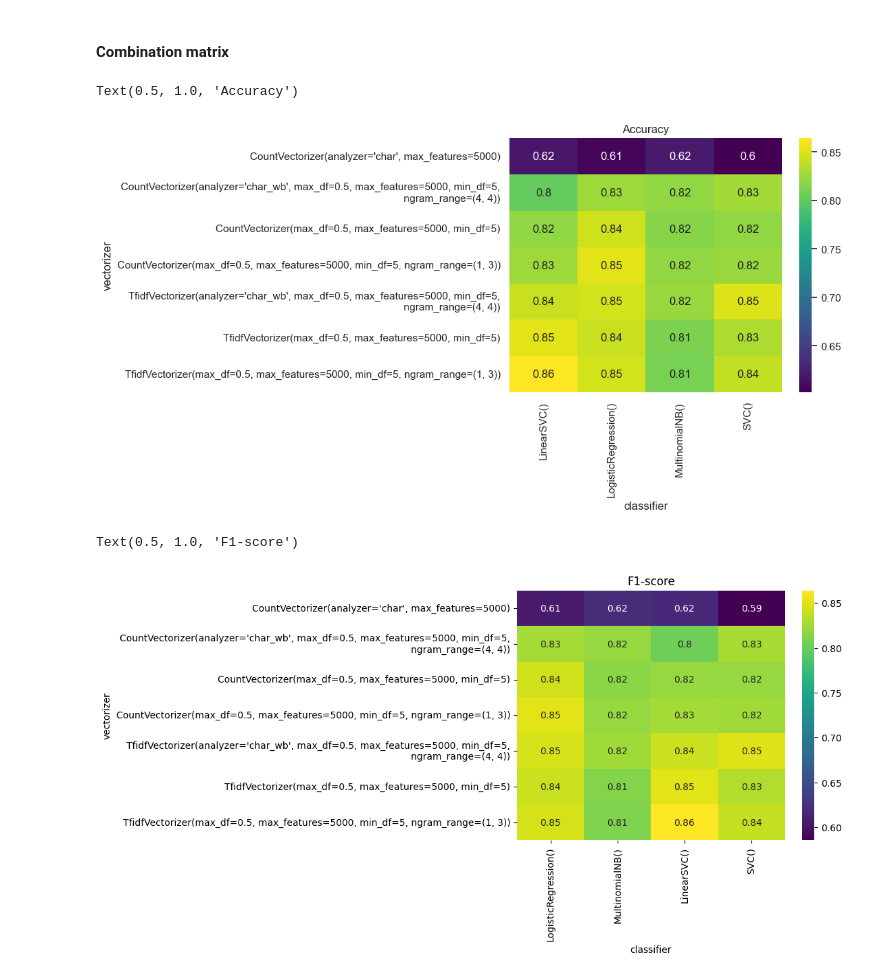
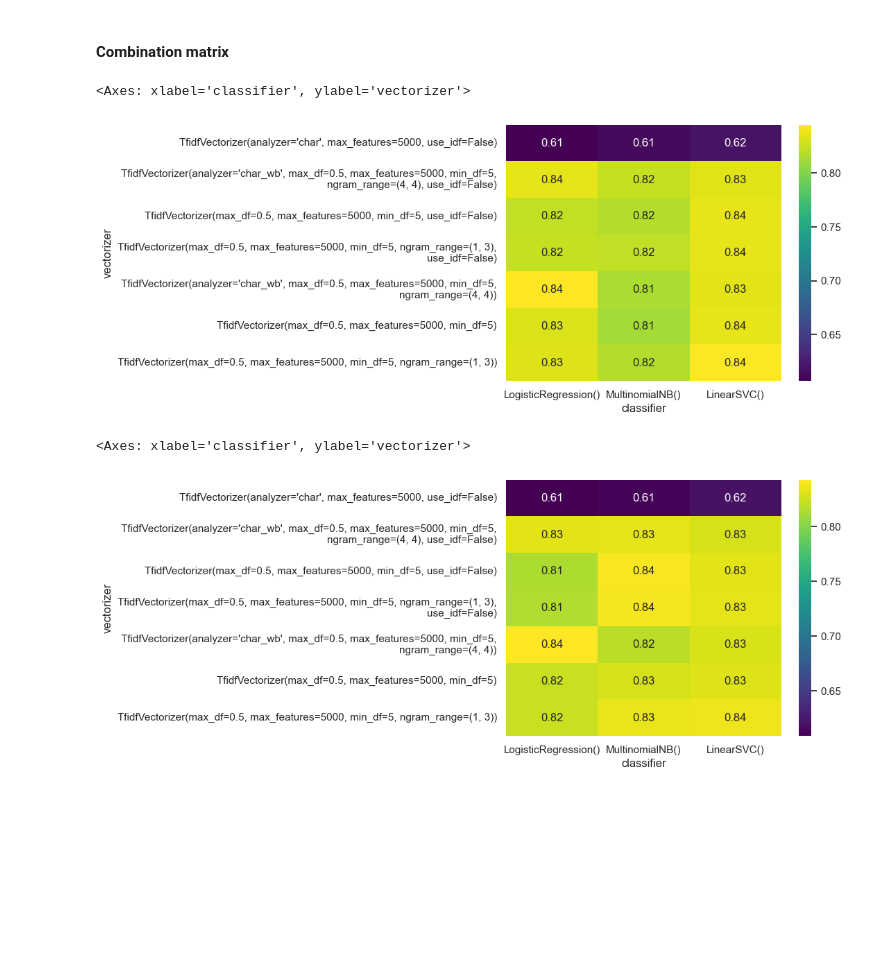
Before and after one commit to BshKatrin/RITAL-NLP-project, a Jupyter notebook: notebooks/movies_base_models.ipynb, the cells around one changed output. Cells and saved outputs as stored; diff of their text form; code cells hidden in the pictures; blank space fills up the shorter version.

```diff
--- a/notebooks/movies_base_models.ipynb
+++ b/notebooks/movies_base_models.ipynb
@@ -50,12 +49,14 @@ max_features = 5000
 min_df = 5
 max_df = 0.5
 vectorizer_list = [
-    CountVectorizer(analyzer="char", ngram_range=(1, 1), max_features=max_features),
-    CountVectorizer(analyzer="char_wb", ngram_range=(4, 4), max_features=max_features, min_df=min_df, max_df=max_df),
-    CountVectorizer(analyzer="word", ngram_range=(1, 1), max_features=max_features, min_df=min_df, max_df=max_df),
-    CountVectorizer(analyzer="word", ngram_range=(1, 3), max_features=max_features, min_df=min_df, max_df=max_df),
+    # ~CountVectorizer but normalized
+    TfidfVectorizer(use_idf=False, analyzer="char", ngram_range=(1, 1), max_features=max_features),
+    TfidfVectorizer(use_idf=False, analyzer="char_wb", ngram_range=(4, 4), max_features=max_features, min_df=min_df, max_df=max_df),
+    TfidfVectorizer(use_idf=False, analyzer="word", ngram_range=(1, 1), max_features=max_features, min_df=min_df, max_df=max_df),
+    TfidfVectorizer(use_idf=False, analyzer="word", ngram_range=(1, 3), max_features=max_features, min_df=min_df, max_df=max_df),
+
+    # Proper Tfidf
     TfidfVectorizer(analyzer="char_wb", ngram_range=(4, 4), max_features=max_features, min_df=min_df, max_df=max_df),
-
     TfidfVectorizer(analyzer="word", ngram_range=(1, 1), max_features=max_features, min_df=min_df, max_df=max_df),
     TfidfVectorizer(analyzer="word", ngram_range=(1, 3), max_features=max_features, min_df=min_df, max_df=max_df),
 ]
@@ -64,22 +65,20 @@ classifier_list = [
     LogisticRegression(max_iter=100),
     MultinomialNB(),
     LinearSVC(),
-    SVC(kernel="rbf")
+    #SVC(kernel="rbf")
 ]
 # %%
-results = pd.read_csv("out/baseline_eval_matrix_movies.csv")
-#results = eval_combination_matrix(X_train, y_train, X_test, y_test, vectorizer_list, classifier_list)
-#results.to_csv("out/baseline_eval_matrix_movies.csv", index=False)
+#results = pd.read_csv("out/baseline_eval_matrix_movies.csv")
+results = eval_combination_matrix(texts_movies, classes_movies, vectorizer_list, classifier_list, scoring)
+results.to_csv("out/baseline_eval_matrix_movies.csv", index=False)
 # %%
 sns.heatmap(results.pivot(columns="classifier", index="vectorizer", values="accuracy"), annot=True, cmap="viridis")
-plt.title("Accuracy")
 # %% [output]
-Text(0.5, 1.0, 'Accuracy')
+<Axes: xlabel='classifier', ylabel='vectorizer'>
-[figure, old version]
+[figure, new version]
 # %%
-sns.heatmap(results.pivot(columns="classifier", index="vectorizer", values="f1"), annot=True, cmap="viridis")
-plt.title("F1-score")
+sns.heatmap(results.pivot(columns="classifier", index="vectorizer", values="precision"), annot=True, cmap="viridis")
 # %% [output]
-Text(0.5, 1.0, 'F1-score')
+<Axes: xlabel='classifier', ylabel='vectorizer'>
-[figure, old version]
+[figure, new version]
 # %%
```
Also changed, not shown: parts of 4 cells of this notebook, 10 other files.
